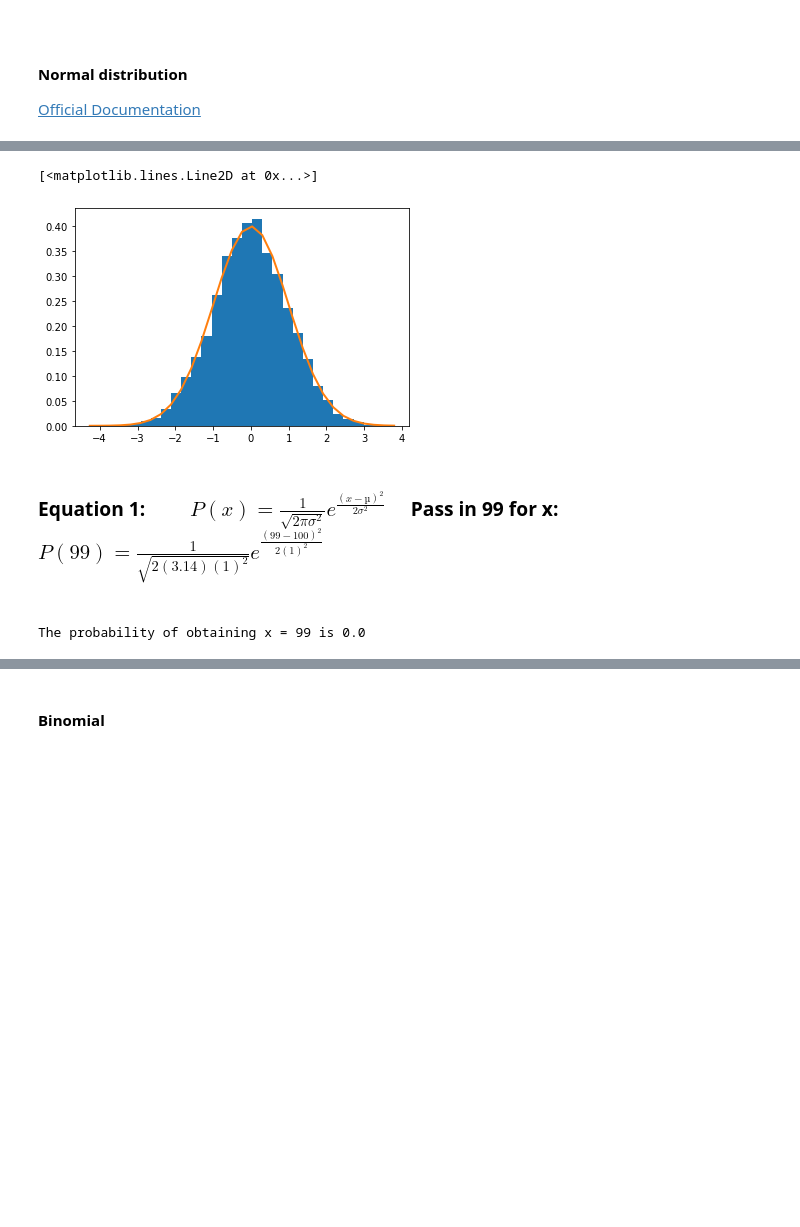
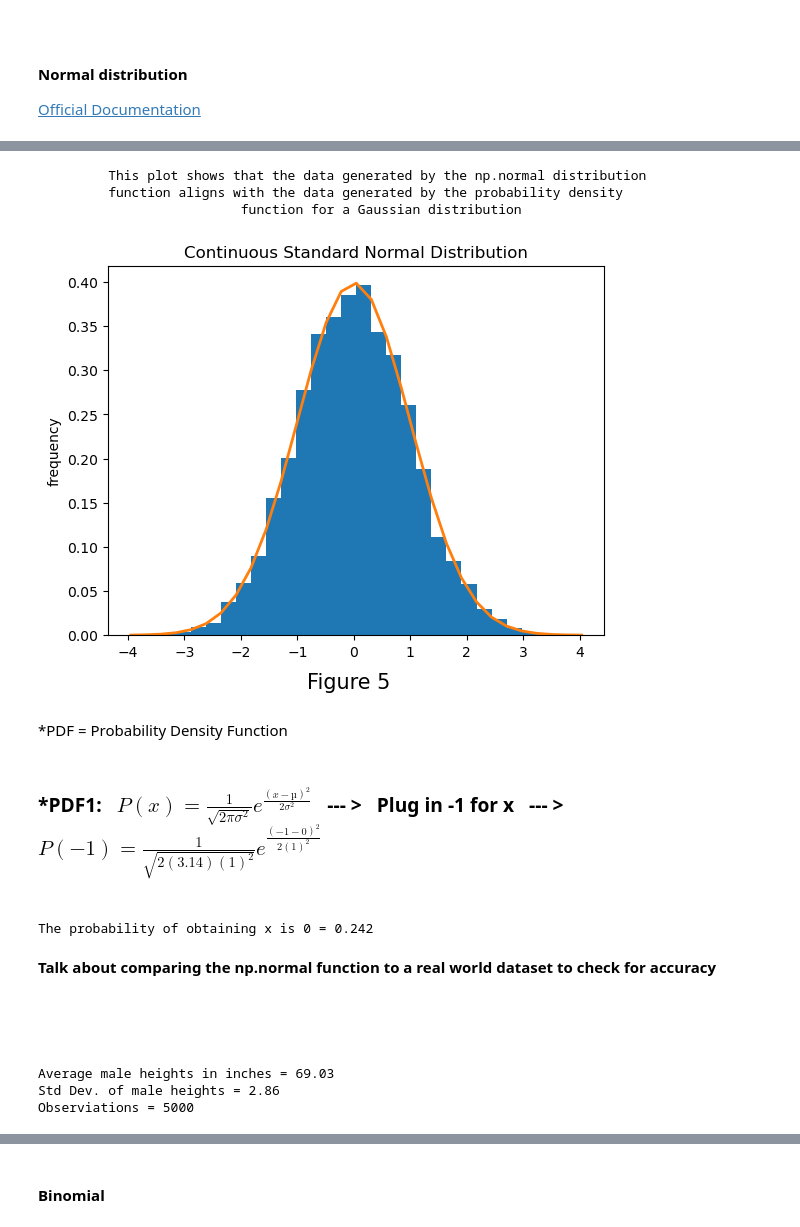
Before and after one commit to CiaranMoran27/playing_with_jupyter, a Jupyter notebook: numpy-random.ipynb, the cells around one changed output, grey strips where cells are left out. Saved outputs shown, nothing was run; the diff lists cells and outputs as text; code cells hidden in the pictures; blank space fills up the shorter version.

```diff
--- a/numpy-random.ipynb
+++ b/numpy-random.ipynb
@@ -334,38 +354,65 @@ plt.show()
 # %%
-# plot standard normal distribution  (\mu =0 and {\displaystyle \sigma =1}\sigma =1)
+# plot Continuous Standard Normal Distribution
+# define variables
 mean = 0
 std_dev = 1
 
 # generate normal array
 normal_array = np.random.normal(mean, std_dev, 10000)
 
 # plot histogram given normal array
 count, bins, ignored = plt.hist(normal_array, 30, density = True)
+plt.figtext(0.5, 0.0, 'Figure 5', wrap=True, horizontalalignment = 'center', fontsize = 15)
 
-# define probability density function
+# define probability density function (equation shown in PDF1 below)
 f = 1/(std_dev * np.sqrt(2 * np.pi)) * np.exp(-(bins - mean)**2/(2 * std_dev**2))
+plt.plot(bins, f, linewidth = 2);                     # plot probability density line
+plt.title('Continuous Standard Normal Distribution');
+plt.ylabel('frequency');                              # plot probability density line
 
-# plot probability density line
-plt.plot(bins, f, linewidth = 2)
+
+# description for plot
+string_spacer = ['         ' for i in range(5)]
+print('\n{}This plot shows that the data generated by the np.normal distribution\n\
+{}function aligns with the data generated by the probability density\n\
+{}                 function for a Gaussian distribution'.format(*string_spacer))
 # %% [output]
-[<matplotlib.lines.Line2D at 0x...>]
+         This plot shows that the data generated by the np.normal distribution
+         function aligns with the data generated by the probability density
+                          function for a Gaussian distribution
-[figure, old version]
+[figure, new version]
+# %% [markdown]
+*PDF = Probability Density Function
 # %% [markdown]
-<h3>Equation 1: &nbsp;   &nbsp;  &nbsp;   &nbsp;  $P(x)=\frac{1}{\sqrt{2πσ^2}}{e^\frac{(x-µ)^2}{2σ^2}}$ &nbsp;   &nbsp; Pass in 99 for x: &nbsp;   &nbsp;  $ P(99)=\frac{1}{\sqrt{2(3.14)(1)^2}}{e^\frac{(99-100)^2}{2(1)^2}}$<h3>
+<h3>*PDF1: &nbsp;  $P(x)=\frac{1}{\sqrt{2πσ^2}}{e^\frac{(x-µ)^2}{2σ^2}}$ &nbsp; --- >  &nbsp; Plug in -1 for x &nbsp;  --- >   &nbsp;  $ P(-1)=\frac{1}{\sqrt{2(3.14)(1)^2}}{e^\frac{(-1-0)^2}{2(1)^2}}$<h3>
 # %%
-# verify the probability of one value of 99 occuring
-x = 99
-y = 1/(std_dev * np.sqrt(2 * np.pi)) * \
-    np.exp(-(x - mean)**2/(2 * std_dev**2))
-print('The probability of obtaining x = 99 is ' + str(round(y, 2)))
+# verify the probability of one value of -1 occuring
+x = -1
+y = 1/(std_dev * np.sqrt(2 * np.pi)) * np.exp(-(x - mean)**2/(2 * std_dev**2))
+print('The probability of obtaining x is 0 = ' + str(round(y, 3)))
 # %% [output]
-The probability of obtaining x = 99 is 0.0
+The probability of obtaining x is 0 = 0.242
+# %% [markdown]
+**Talk about comparing the np.normal function to a real world dataset to check for accuracy**
+<br>
+<br>
+<br>
+<br>
 # %%
-import pandas as pd
+# read in mens height data to numpy array
+# file reference: https://www.kaggle.com/mustafaali96/weight-height/version/1
 
-read_path = r'data_sets(numpy_analysis)\weight-height.csv'
-df = pd.read_csv(read_path)                                      # read in csv file
-df = df.loc[df.loc[:, 'Gender'] == 'Male']                       # filter gender by male
-df_male_heights = df['Height']                                   # isolate height column into variable
+read_path = r'numpy_data_sets\weight-height.csv'             # define read path for real world data
+df = pd.read_csv(read_path)                                  # read in csv file
+df = df.loc[df.loc[:, 'Gender'] == 'Male']                   # filter gender by male
+male_heights = df['Height']                                  # isolate height column
+male_height_mean = np.mean(df_male_heights)                  # calc mean for normal plot
+male_height_std_dev = np.std(df_male_heights)                # calc std dev for normal plot
 
-normal_array = np.random.normal(69.0263459062174, 2.86336222866065, 5000)            # generate normal array
+print('Average male heights in inches = {}'.format(round(male_height_mean, 2)))
+print('Std Dev. of male heights = {}'.format(round(male_height_std_dev, 2)))
+print('Observiations = {}'.format(len(df_male_heights)))
+# %% [output]
+Average male heights in inches = 69.03
+Std Dev. of male heights = 2.86
+Observiations = 5000
```
Also changed, not shown: parts of 20 cells of this notebook, 1 other file.
